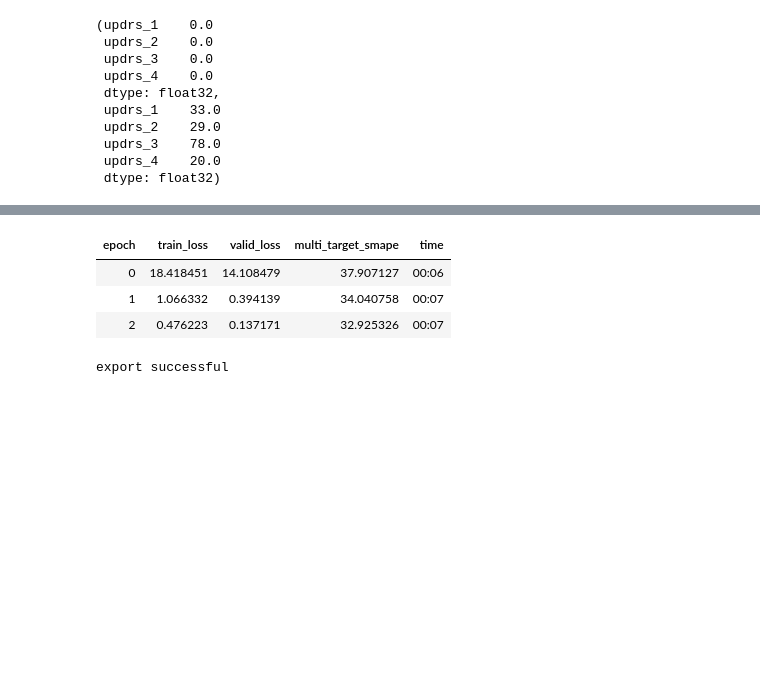
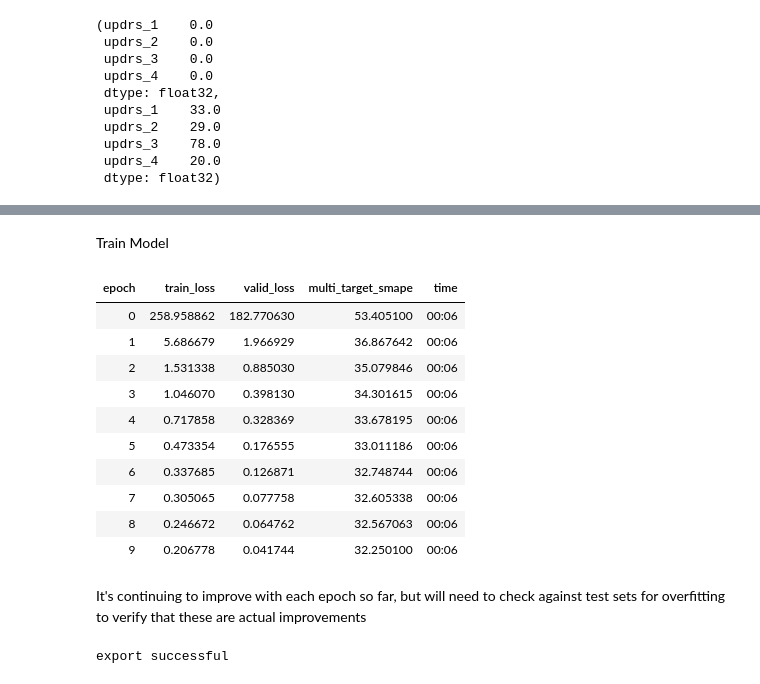
Before and after one commit to peterbull/parkinsons-progression, a Jupyter notebook: pb_parkinsons_prog.ipynb, the cells around one changed output, grey strips where cells are left out. Cells and saved outputs as stored; diff of their text form; code cells hidden in the pictures; blank space fills up the shorter version.

Commit message:
train for 10 epochs

```diff
--- a/pb_parkinsons_prog.ipynb
+++ b/pb_parkinsons_prog.ipynb
@@ -240,11 +262,22 @@ SuggestedLRs(valley=0.002511886414140463)
+# %% [markdown]
+Train Model
 # %%
 #| export
-learn.fit_one_cycle(3, 1e-3)
+learn.fit_one_cycle(10, 1e-3)
 # %% [output]
 | epoch | train_loss | valid_loss | multi_target_smape | time |
-| 0 | 18.418451 | 14.108479 | 37.907127 | 00:06 |
-| 1 | 1.066332 | 0.394139 | 34.040758 | 00:07 |
-| 2 | 0.476223 | 0.137171 | 32.925326 | 00:07 |
+| 0 | 258.958862 | 182.770630 | 53.405100 | 00:06 |
+| 1 | 5.686679 | 1.966929 | 36.867642 | 00:06 |
+| 2 | 1.531338 | 0.885030 | 35.079846 | 00:06 |
+| 3 | 1.046070 | 0.398130 | 34.301615 | 00:06 |
+| 4 | 0.717858 | 0.328369 | 33.678195 | 00:06 |
+| 5 | 0.473354 | 0.176555 | 33.011186 | 00:06 |
+| 6 | 0.337685 | 0.126871 | 32.748744 | 00:06 |
+| 7 | 0.305065 | 0.077758 | 32.605338 | 00:06 |
+| 8 | 0.246672 | 0.064762 | 32.567063 | 00:06 |
+| 9 | 0.206778 | 0.041744 | 32.250100 | 00:06 |
+# %% [markdown]
+It's continuing to improve with each epoch so far, but will need to check against test sets for overfitting to verify that these are actual improvements
 # %%
 import nbdev
 nbdev.export.nb_export('pb_parkinsons_prog.ipynb', 'app_v1')
```
Also changed, not shown: parts of 13 cells of this notebook, 1 other file.
